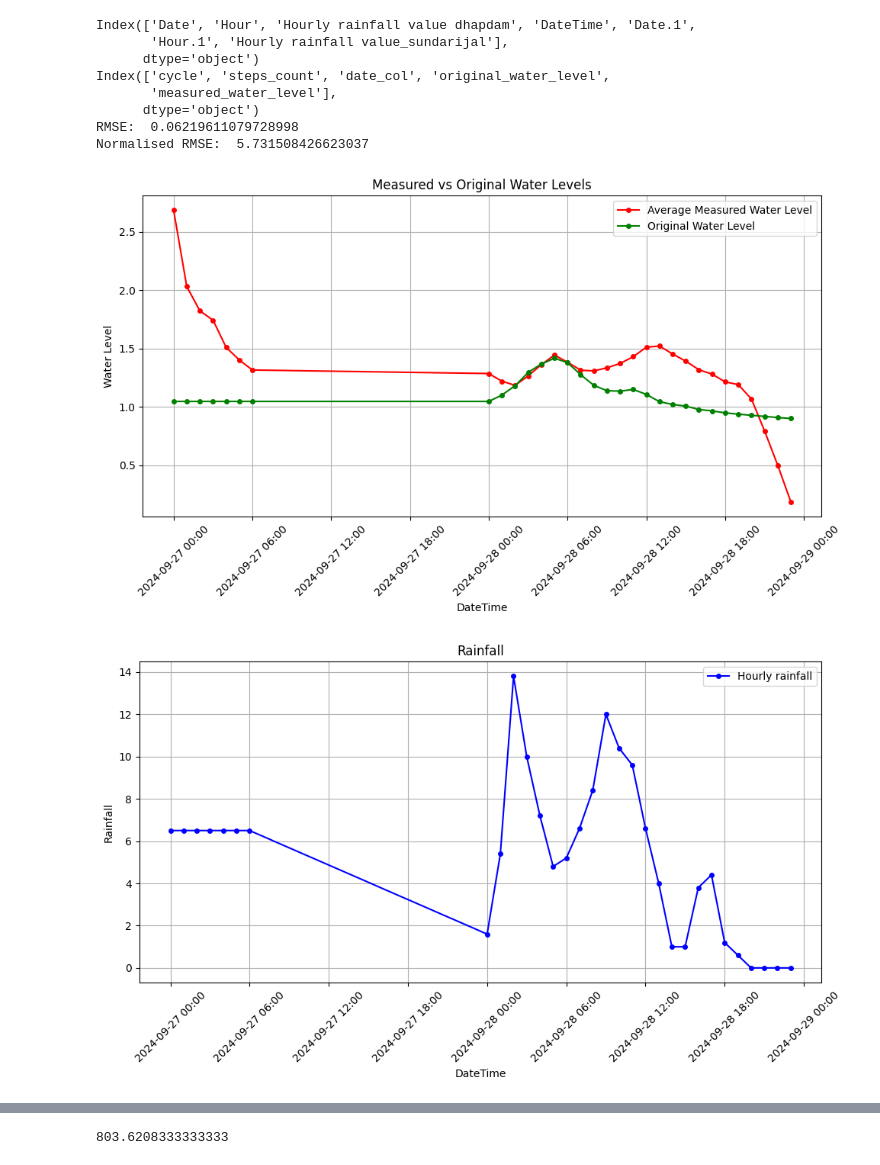
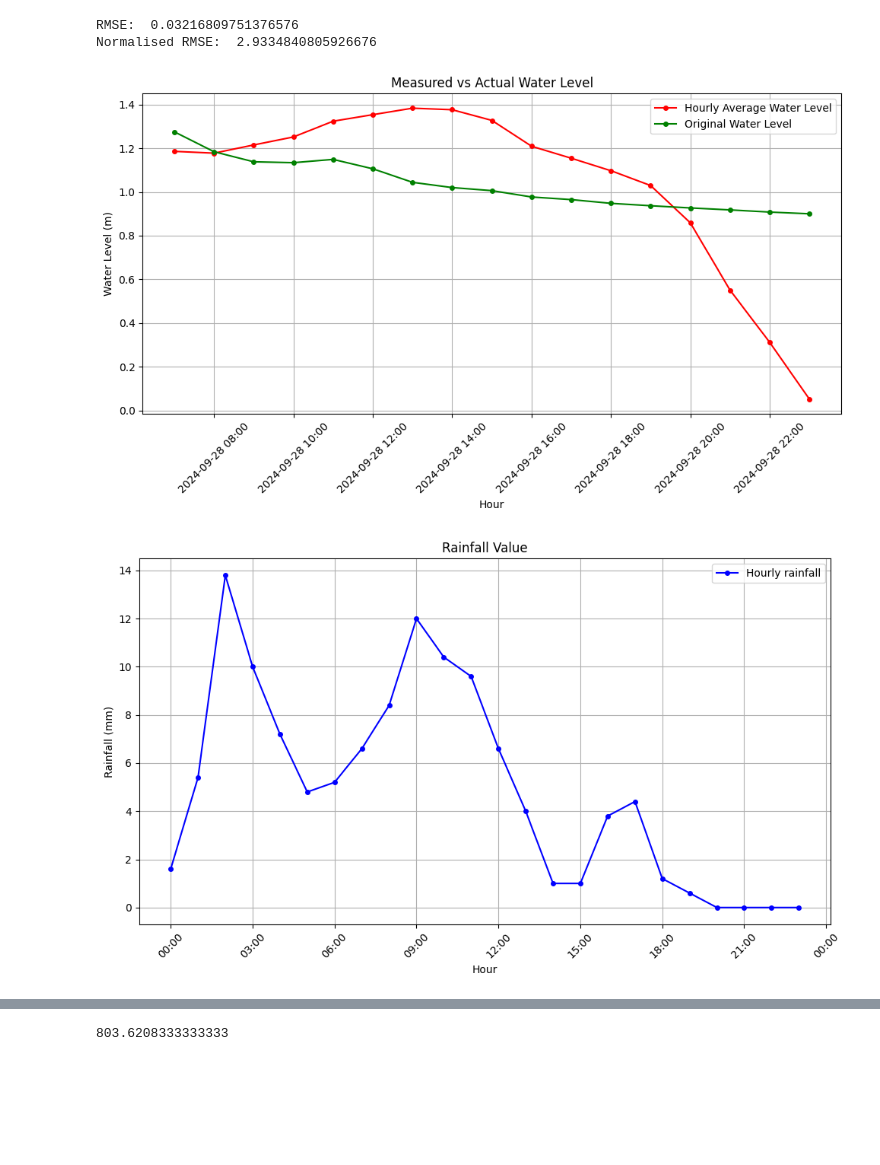
Before and after one commit to rabinatwayana/rainfall_runoff_simulation, a Jupyter notebook: data_preparation/rmse_calculation.ipynb, the cells around one changed output, grey strips where cells are left out. Saved outputs shown, nothing was run; the diff lists cells and outputs as text; code cells hidden in the pictures; blank space fills up the shorter version.

```diff
--- a/data_preparation/rmse_calculation.ipynb
+++ b/data_preparation/rmse_calculation.ipynb
@@ -6,18 +20,19 @@ import math
 # %%
 # Create a pandas DataFrame
-rainfall_file_path="../includes/Hydromet_Data/rainfall_sept_28.csv"
+
+
 rainfall_df=pd.read_csv(rainfall_file_path)
-print(rainfall_df.columns)
 
-file_path = "../results/results.csv"  # Replace with the actual file path
-df = pd.read_csv(file_path)
-print(df.columns)
+df = pd.read_csv(result_file_path)
 
 rmse_df = df.groupby("date_col")[["measured_water_level",'original_water_level']].mean().reset_index()
+
+rmse_df=rmse_df.iloc[stabilization_step:]
 
 # Rename columns for clarity
 rmse_df.columns = ["date_col", "avg_measured_water_level",'original_water_level']
 rmse_df['distance_error'] = (rmse_df['original_water_level'] - rmse_df['avg_measured_water_level']) ** 2
+
 # print(rmse_df)
 total_distance_error = rmse_df['distance_error'].sum()
 
@@ -28,14 +43,8 @@ nrmse=(rmse/rmse_df['original_water_level'].mean())*100
 print("RMSE: " , rmse)
 print( "Normalised RMSE: ",  nrmse)
 # %% [output]
-Index(['Date', 'Hour', 'Hourly rainfall value dhapdam', 'DateTime', 'Date.1',
-       'Hour.1', 'Hourly rainfall value_sundarijal'],
-      dtype='object')
-Index(['cycle', 'steps_count', 'date_col', 'original_water_level',
-       'measured_water_level'],
-      dtype='object')
-RMSE:  0.06219611079728998
-Normalised RMSE:  5.731508426623037
+RMSE:  0.03216809751376576
+Normalised RMSE:  2.9334840805926676
 # %%
 rainfall_df['DateTime'] = pd.to_datetime(rainfall_df['DateTime'])
 rmse_df['date_col'] = pd.to_datetime(rmse_df['date_col'])
@@ -52,52 +61,61 @@ merged_df.drop(columns=['DateTime'], inplace=True)
 # %%
 import matplotlib.pyplot as plt
 
-# Assuming rmse_df has columns ["date_col", "avg_measured_water_level", "original_water_level"]
-# rmse_df['date_col'] = pd.to_datetime(rmse_df['date_col'])  # Ensure the date column is in datetime format
-
-# Plotting
 plt.figure(figsize=(10, 6))
 
 # Plot avg_measured_water_level
-plt.plot(merged_df['date_col'], merged_df['avg_measured_water_level'], label='Average Measured Water Level', marker='o', color='r',markersize=4)
-
-# Plot original_water_level
-plt.plot(merged_df['date_col'], merged_df['original_water_level'], label='Original Water Level', color='g',marker='o',markersize=4)
+simulate_data=merged_df.iloc[stabilization_step:]
+plt.plot(simulate_data['date_col'], simulate_data['avg_measured_water_level'], label= 'Average Measured Water Level', marker='o', color='r',markersize=4)
+plt.plot(simulate_data['date_col'], simulate_data['original_water_level'], label='Original Water Level', color='g',marker='o',markersize=4)
 
 
-# Customize plot
-plt.title('Measured vs Original Water Levels')
-plt.xlabel('DateTime')
-plt.ylabel('Water Level')
+# Plot avg_measured_water_level
+# plt.plot(merged_df['date_col'], merged_df['avg_measured_water_level'], label='Average Measured Water Level', marker='o', color='r',markersize=4)
+# Plot original_water_level
+# plt.plot(merged_df['date_col'], merged_df['original_water_level'], label='Original Water Level', color='g',marker='o',markersize=4)
+
+
+
+plt.title('Measured vs Actual Water Level')
+
+
+plt.xlabel('Hour')
+plt.ylabel('Water Level (m)')
 plt.legend()
 plt.grid(True)
 
 # Show plot
 plt.xticks(rotation=45)
+# plt.gca().xaxis.set_major_formatter(plt.matplotlib.dates.DateFormatter('%H:%M'))
 plt.gca().xaxis.set_major_formatter(plt.matplotlib.dates.DateFormatter('%Y-%m-%d %H:%M'))
+
 plt.tight_layout()
 plt.show()
 
 # Plotting rainfall
 plt.figure(figsize=(10, 6))
 
 plt.plot(merged_df['date_col'], merged_df['Hourly rainfall value dhapdam'], label='Hourly rainfall', color='b',marker='o',markersize=4)
 
+# plt.plot(simulate_data['date_col'], simulate_data['Hourly rainfall value dhapdam'], label='Hourly rainfall', color='b',marker='o',markersize=4)
+
 # Customize plot
-plt.title('Rainfall')
-plt.xlabel('DateTime')
-plt.ylabel('Rainfall')
+plt.title('Rainfall Value')
+plt.xlabel('Hour')
+plt.ylabel('Rainfall (mm)')
 plt.legend()
 plt.grid(True)
 
 # Show plot
 plt.xticks(rotation=45)
-plt.gca().xaxis.set_major_formatter(plt.matplotlib.dates.DateFormatter('%Y-%m-%d %H:%M'))
+# plt.gca().xaxis.set_major_formatter(plt.matplotlib.dates.DateFormatter('%Y-%m-%d %H:%M'))
+plt.gca().xaxis.set_major_formatter(plt.matplotlib.dates.DateFormatter('%H:%M'))
+
 plt.tight_layout()
 plt.show()
 # %% [output]
-[figure, old version]
+[figure, new version]
-[figure, old version]
+[figure, new version]
 # %%
 # print(len(a))
 filtered_list = [x for x in a if x != 0.0]
```
Also changed, not shown: parts of 2 cells of this notebook, 4 other files.
